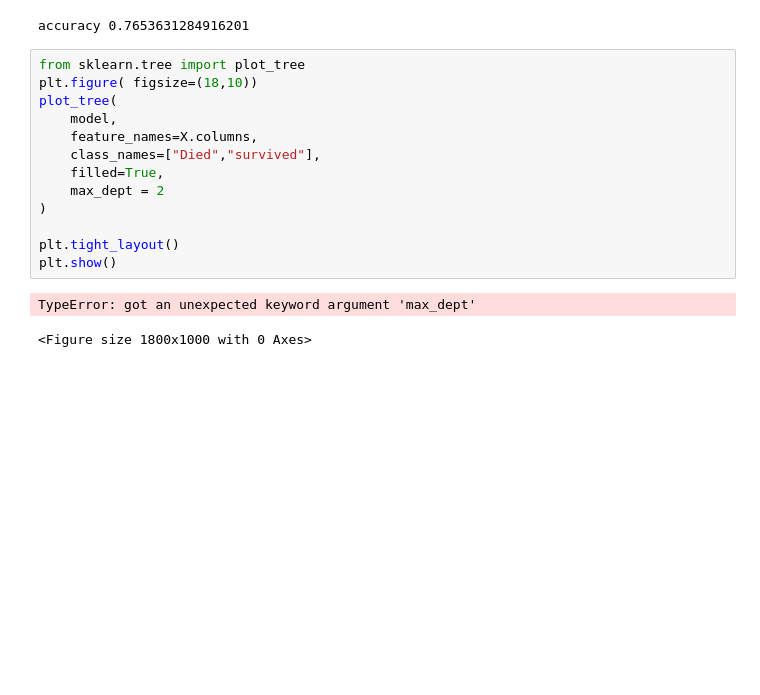
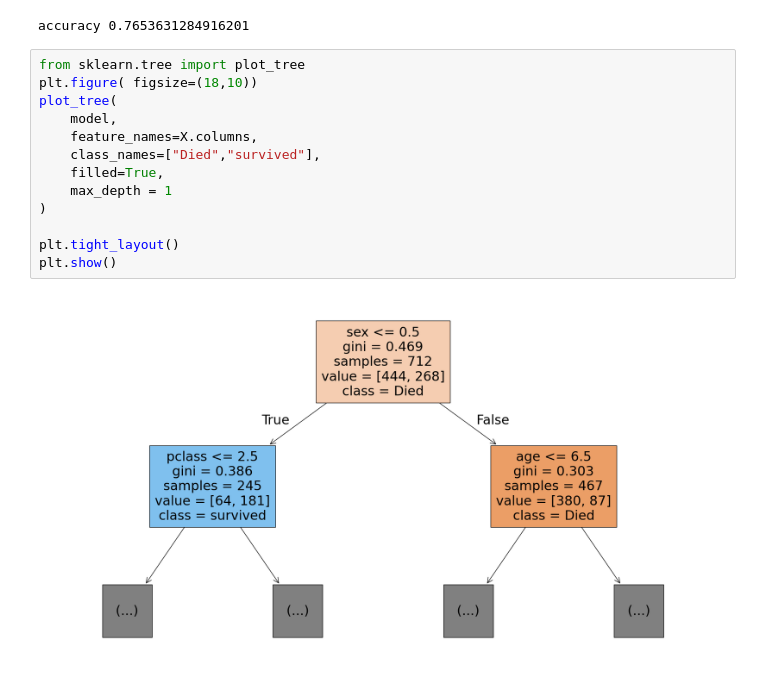
Before and after one commit to Prithvikatkar17/AIML, a Jupyter notebook: 11_ML/09_Decision_tree.ipynb, the cells around one changed output. Drawn from its saved outputs; the diff is of its cells as text; blank space fills up the shorter version.

Commit message:
added tree plot

```diff
--- a/11_ML/09_Decision_tree.ipynb
+++ b/11_ML/09_Decision_tree.ipynb
@@ -133,16 +133,15 @@ accuracy 0.7653631284916201
 # %%
 from sklearn.tree import plot_tree
 plt.figure( figsize=(18,10))
 plot_tree(
     model,
     feature_names=X.columns,
     class_names=["Died","survived"],
     filled=True,
-    max_dept = 2
+    max_depth = 1
 )
 
 plt.tight_layout()
 plt.show()
 # %% [output]
-TypeError: got an unexpected keyword argument 'max_dept'
-<Figure size 1800x1000 with 0 Axes>
+[figure, added]
```
